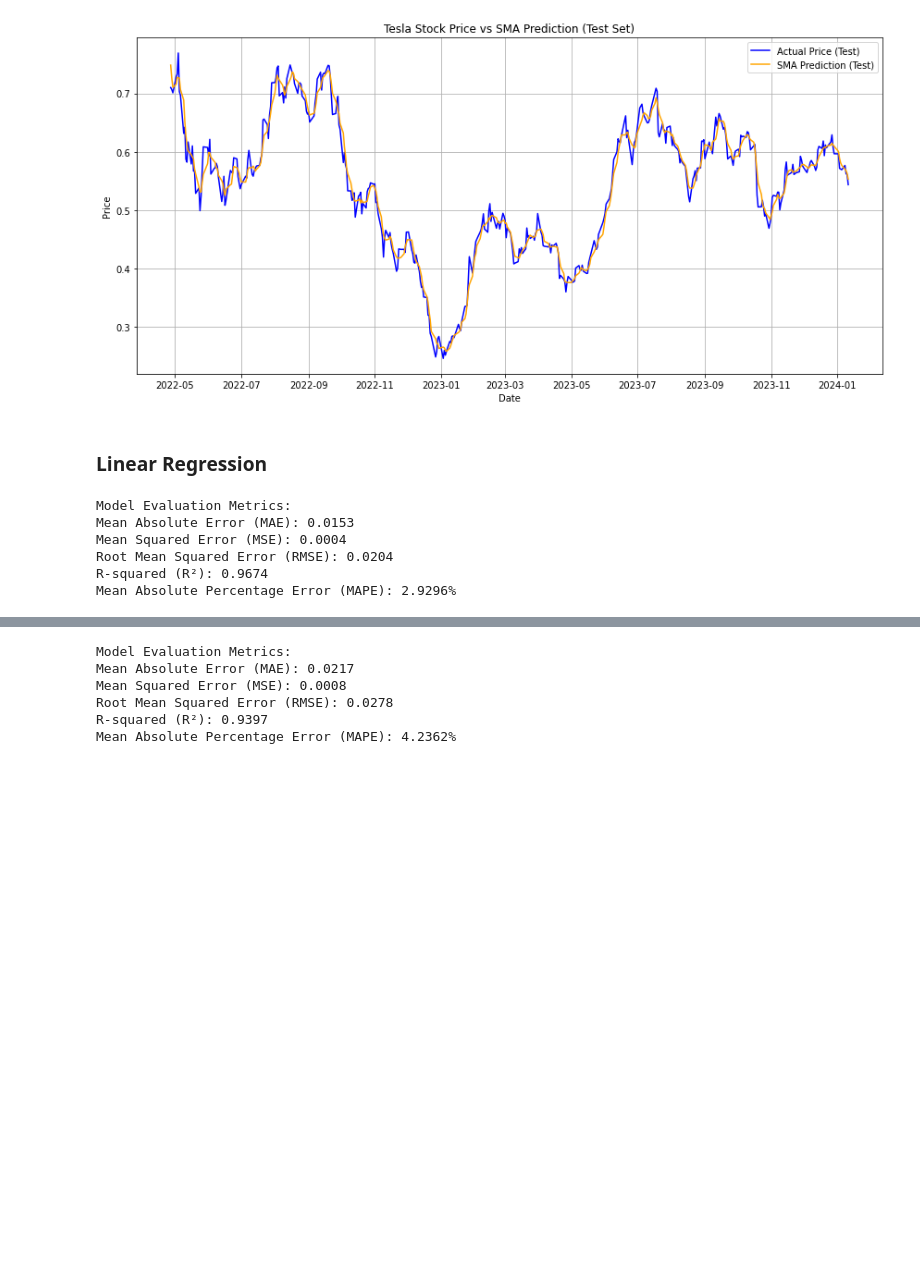
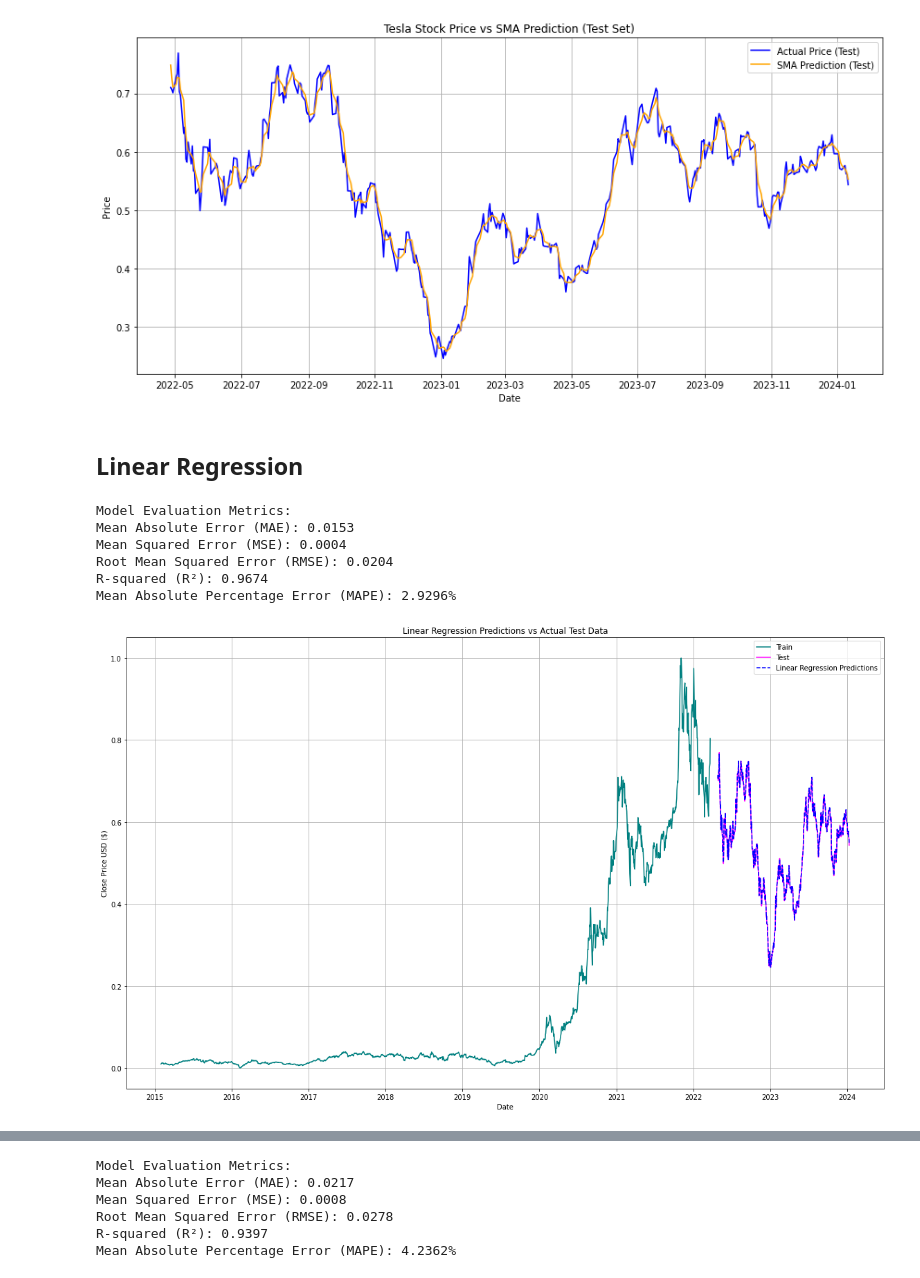
Before and after one commit to Rakib047/Tesla-Stock-Price-Forcasting-Project, a Jupyter notebook: Run.ipynb, the cells around one changed output, grey strips where cells are left out. Cells and saved outputs as stored; diff of their text form; code cells hidden in the pictures; blank space fills up the shorter version.

```diff
--- a/Run.ipynb
+++ b/Run.ipynb
@@ -77,8 +77,0 @@ See the caveats in the documentation: https://pandas.pydata.org/pandas-docs/stab
-# %%
-# Apply Simple Moving Average (SMA) to the test set
-df_test_scaled['SMA_Prediction'] = simple_moving_average_model(df_test_scaled, window=5)
-
-df_test_scaled.dropna(inplace=True)
-
-evaluate_model(df_test_scaled['Close'], df_test_scaled['SMA_Prediction'])
-plot_simple_moving_average(df_test_scaled)
@@ -129,5 +84,0 @@ df_full = create_features(df)
-# %%
-features_to_scale = ['Low','High','Open','Close','Volume' ,'Monthly_Return', 'MA5', 'MA10', 'MA20','Volatility_5','Volatility_10','Volatility_20','Target']
-df_train_scaled, df_test_scaled, fitted_scaler = scale_features(df_train, df_test, features_to_scale)
-print("example of scaled data")
-print(df_test_scaled.head())
@@ -203,7 +103,7 @@ R-squared (R²): 0.9807
 Mean Absolute Percentage Error (MAPE): 2.3518%
 [figure]
 # %% [markdown]
-### Linear Regression
+## Linear Regression
 # %%
 y_test, y_pred = linear_regression_model(df_train_scaled, df_test_scaled)
 
@@ -217,0 +120,4 @@ Mean Absolute Percentage Error (MAPE): 2.9296%
+# %%
+plot_test_train_prediction("Linear Regression",df_train_scaled, df_test_scaled, y_pred)
+# %% [output]
+[figure, added]
```
Also changed, not shown: parts of 39 cells of this notebook, 3 other files.
